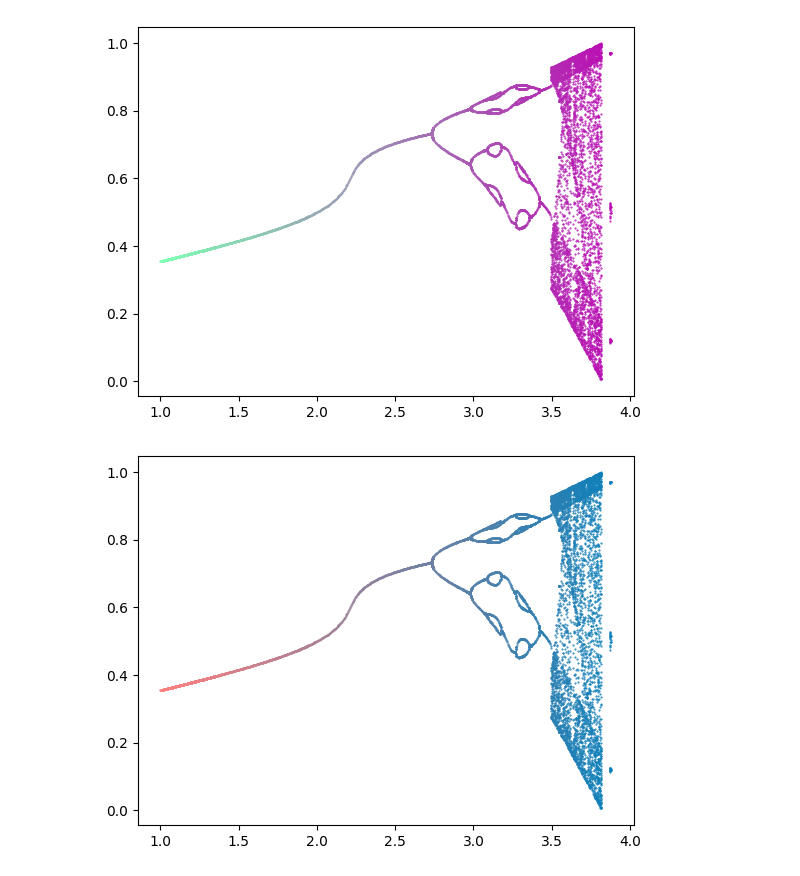
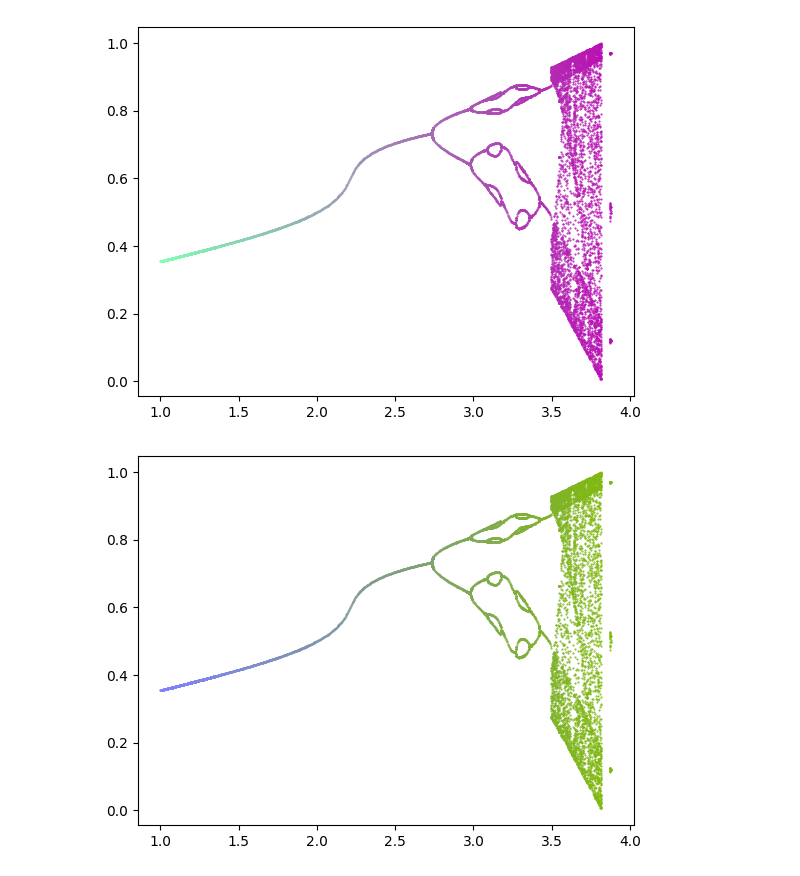
Before and after one commit to danireysan/pymath, a Jupyter notebook: Art with Trigonometry/Logistics Map.ipynb, the cells around one changed output. Drawn from its saved outputs; the diff is of its cells as text; code cells hidden in the pictures.

```diff
--- a/Art with Trigonometry/Logistics Map.ipynb
+++ b/Art with Trigonometry/Logistics Map.ipynb
@@ -78,18 +78,18 @@ plt.show()
 # %%
 N = 500
 x = .5+np.zeros(N)
 rs =np.linspace(1,4,1000)
 endcap = np.arange(round(N*.9), N )
 for ri in range(len(rs)):
 
     for n in range(N-1):
         x[n+1] = rs[ri]*x[n]*(1-x[n]) + .2*np.sin(2*np.pi*x[n])**2
 
     u = np.unique(x[endcap])
     r =rs[ri]*np.ones(len(u))
-    crazyRGB = [ 1-ri/len(rs),0.5, (np.sin(ri/len(rs)/2)+1)/2,]
+    crazyRGB = [ 0.5, (np.sin(ri/len(rs)/2)+1)/2, 1-ri/len(rs)]
     plt.plot(r,u, '.', markersize=1, color = crazyRGB )
 
 plt.show()
 # %% [output]
-[figure, old version]
+[figure, new version]
```
Also changed, not shown: 1 other file.
